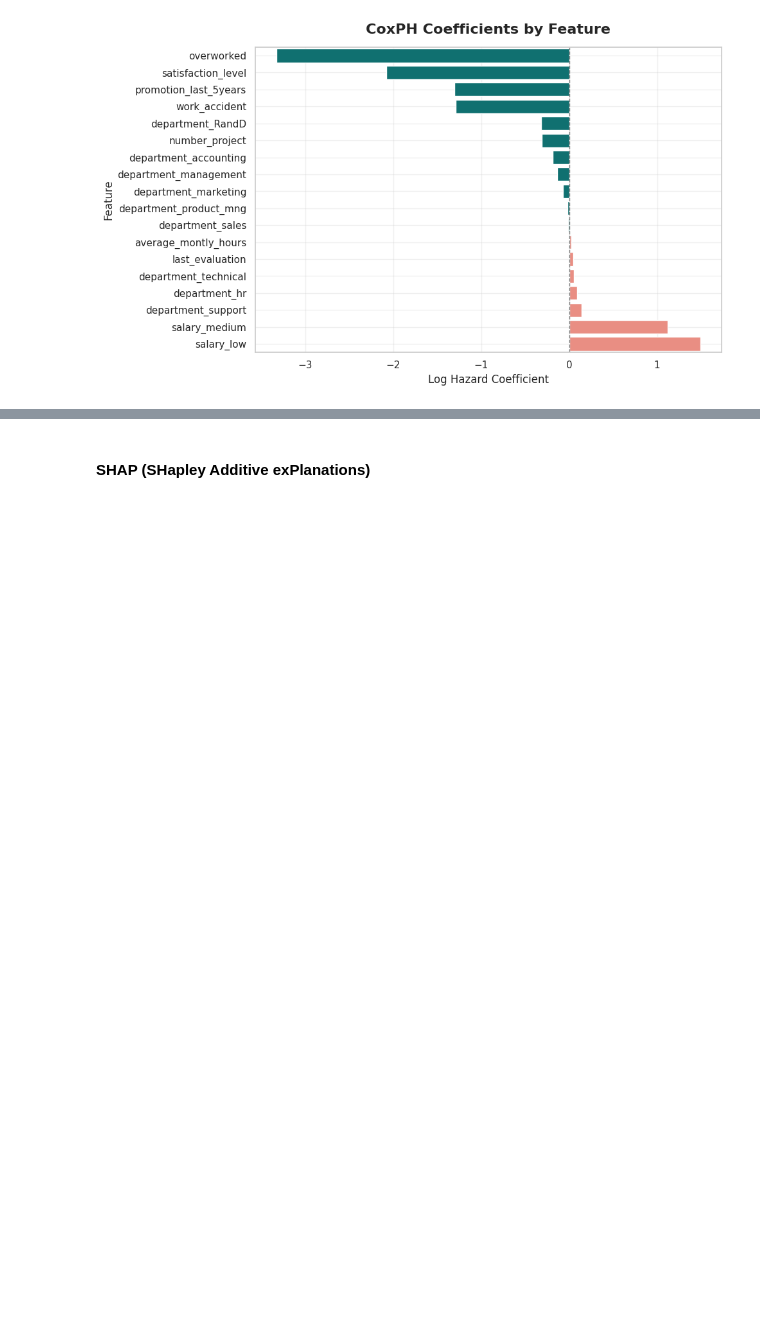
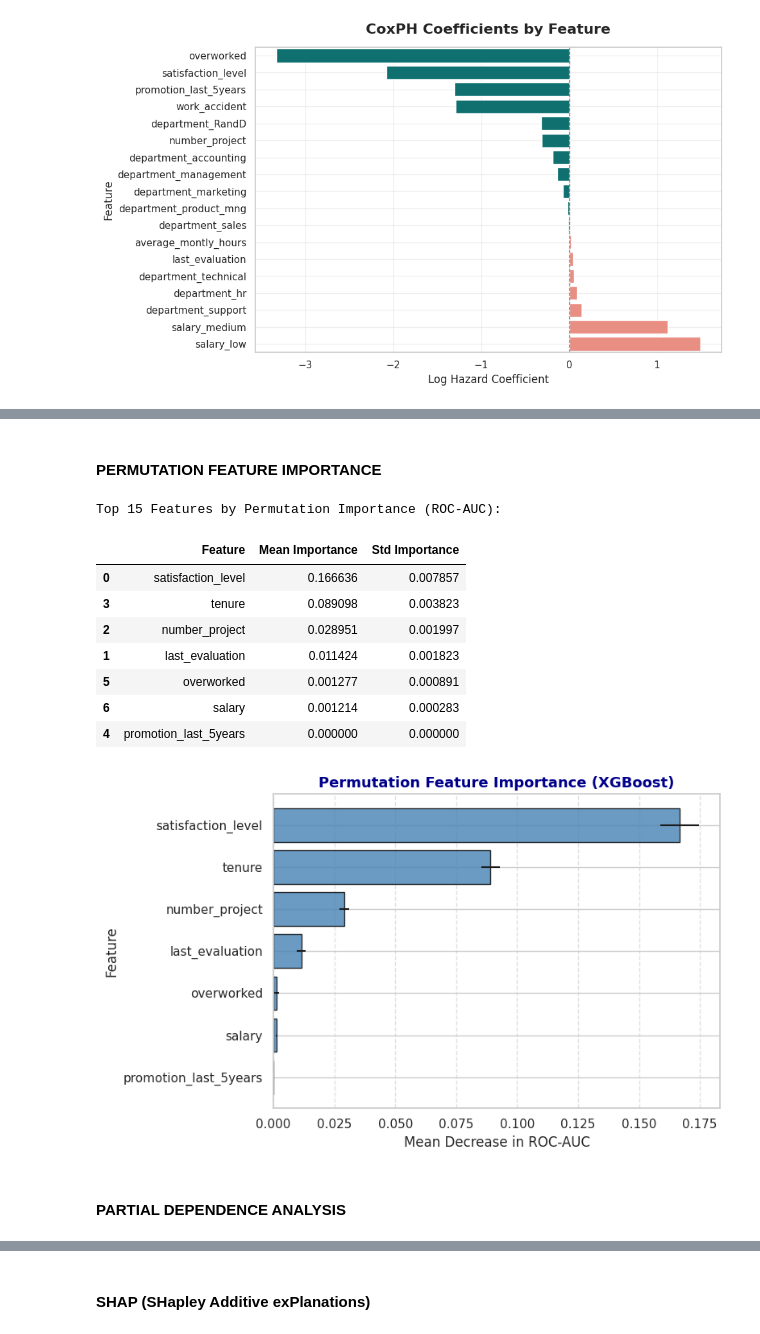
Before and after one commit to jenelaineDC/DSML-PROJECTS, a Jupyter notebook: HR Analytics/HR_Analytics.ipynb, the cells around one changed output, grey strips where cells are left out. Saved outputs shown, nothing was run; the diff lists cells and outputs as text; code cells hidden in the pictures; blank space fills up the shorter version.

Commit message:
Added and drafted section for Model Explainability

```diff
--- a/HR Analytics/HR_Analytics.ipynb
+++ b/HR Analytics/HR_Analytics.ipynb
@@ -1747,0 +1767,60 @@ plt.show()
+# %% [markdown]
+#### PERMUTATION FEATURE IMPORTANCE
+# %%
+from sklearn.inspection import permutation_importance
+import matplotlib.pyplot as plt
+import pandas as pd
+import numpy as np
+
+# Extract the best model (with preprocessing pipeline)
+best_model = xgb_cv.best_estimator_
+
+# Compute permutation importance on test data
+result = permutation_importance(
+    best_model,
+    X_test,
+    y_test,
+    n_repeats=100,
+    random_state=42,
+    scoring='roc_auc'
+)
+
+# Match importance scores with feature names
+preprocessed_features = best_model.named_steps['preprocessor'].get_feature_names_out()
+cleaned_features = [name.split('__')[-1] for name in preprocessed_features]
+
+perm_importance_df = pd.DataFrame({
+    'Feature': cleaned_features,
+    'Mean Importance': result.importances_mean,
+    'Std Importance': result.importances_std
+}).sort_values(by='Mean Importance', ascending=False)
+
+# Display the top 15 most important features
+top_perm = perm_importance_df.head(15)
+print("\nTop 15 Features by Permutation Importance (ROC-AUC):\n")
+display(top_perm)
+
+# Plot Permutation Importance
+plt.figure(figsize=(8, 5))
+plt.barh(top_perm['Feature'], top_perm['Mean Importance'],
+         xerr=top_perm['Std Importance'], color='steelblue', edgecolor='black', alpha=0.8)
+plt.xlabel('Mean Decrease in ROC-AUC', fontsize=12)
+plt.ylabel('Feature', fontsize=12)
+plt.title('Permutation Feature Importance (XGBoost)', fontsize=13, fontweight='bold', color='darkblue')
+plt.gca().invert_yaxis()
+plt.grid(axis='x', linestyle='--', alpha=0.6)
+plt.tight_layout()
+plt.show()
+# %% [output]
+Top 15 Features by Permutation Importance (ROC-AUC):
+|  | Feature | Mean Importance | Std Importance |
+| 0 | satisfaction_level | 0.166636 | 0.007857 |
+| 3 | tenure | 0.089098 | 0.003823 |
+| 2 | number_project | 0.028951 | 0.001997 |
+| 1 | last_evaluation | 0.011424 | 0.001823 |
+| 5 | overworked | 0.001277 | 0.000891 |
+| 6 | salary | 0.001214 | 0.000283 |
+| 4 | promotion_last_5years | 0.000000 | 0.000000 |
+[figure, added]
+# %% [markdown]
+#### PARTIAL DEPENDENCE ANALYSIS
```
Also changed, not shown: parts of 13 cells of this notebook.
